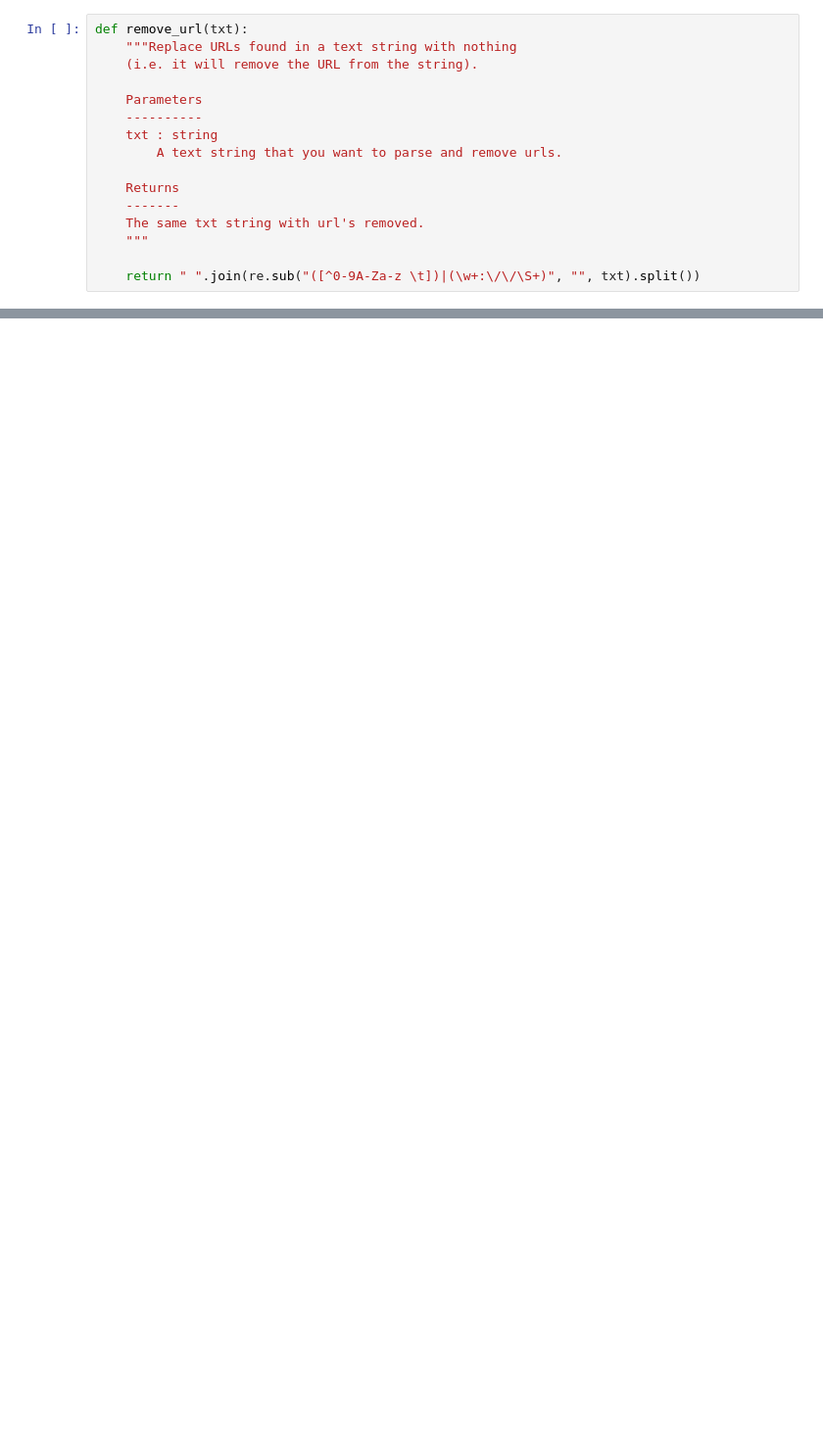
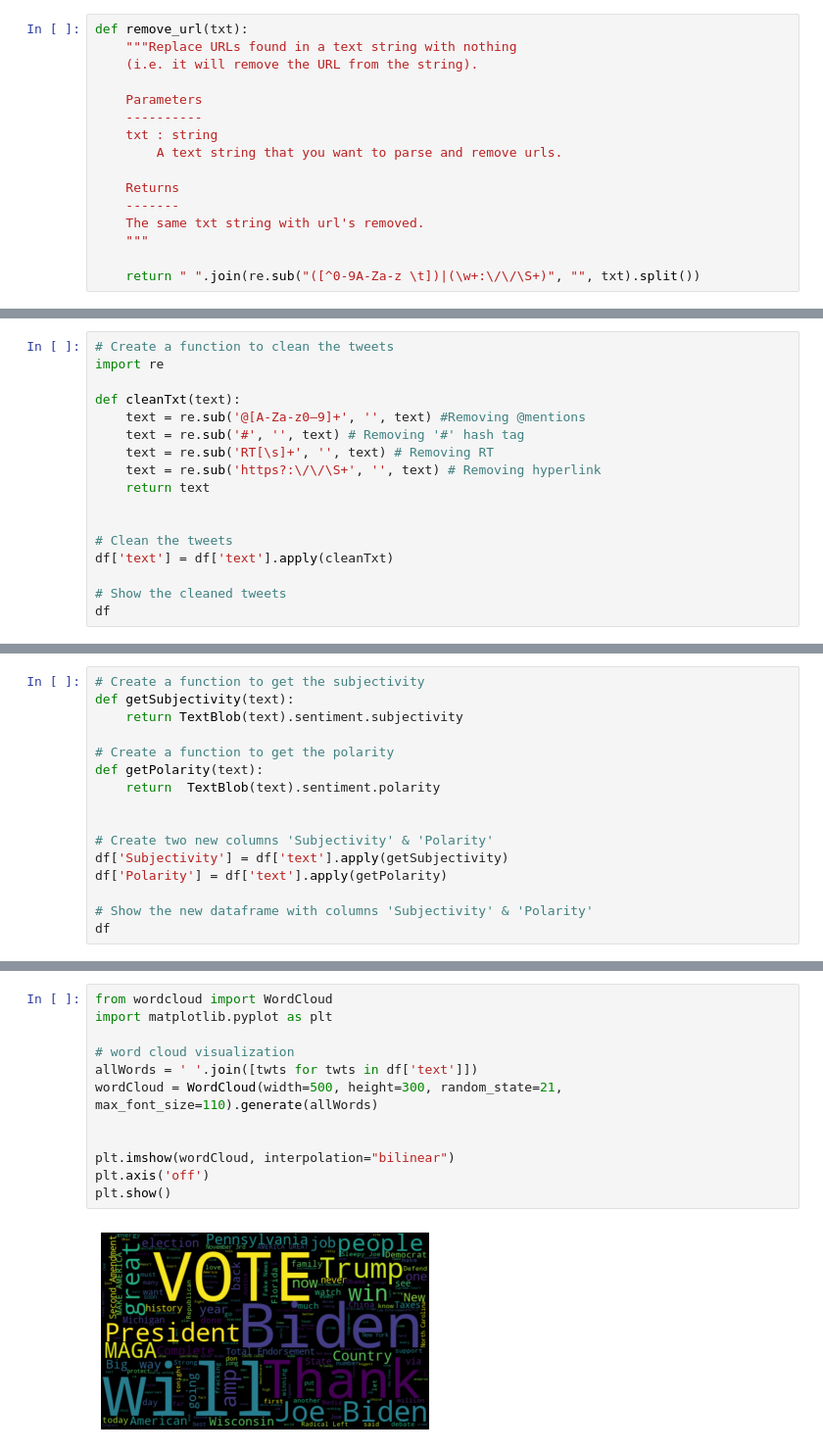
Before and after one commit to joshuacalloway/dsc540groupproject, a Jupyter notebook: StartingTrumpTweets.ipynb, the cells around one changed output, grey strips where cells are left out. Shown: that part at 98% size. Drawn from its saved outputs; the diff is of its cells as text; blank space fills up the shorter version.

```diff
--- a/StartingTrumpTweets.ipynb
+++ b/StartingTrumpTweets.ipynb
@@ -99,0 +60,17 @@ plt.show()
+# %%
+# Create a function to clean the tweets
+import re
+
+def cleanTxt(text):
+    text = re.sub('@[A-Za-z0–9]+', '', text) #Removing @mentions
+    text = re.sub('#', '', text) # Removing '#' hash tag
+    text = re.sub('RT[\s]+', '', text) # Removing RT
+    text = re.sub('https?:\/\/\S+', '', text) # Removing hyperlink
+    return text
+
+
+# Clean the tweets
+df['text'] = df['text'].apply(cleanTxt)
+
+# Show the cleaned tweets
+df
@@ -99,0 +91,16 @@ plt.show()
+# %%
+# Create a function to get the subjectivity
+def getSubjectivity(text):
+    return TextBlob(text).sentiment.subjectivity
+
+# Create a function to get the polarity
+def getPolarity(text):
+    return  TextBlob(text).sentiment.polarity
+
+
+# Create two new columns 'Subjectivity' & 'Polarity'
+df['Subjectivity'] = df['text'].apply(getSubjectivity)
+df['Polarity'] = df['text'].apply(getPolarity)
+
+# Show the new dataframe with columns 'Subjectivity' & 'Polarity'
+df
@@ -99,0 +121,14 @@ plt.show()
+# %%
+from wordcloud import WordCloud
+import matplotlib.pyplot as plt
+
+# word cloud visualization
+allWords = ' '.join([twts for twts in df['text']])
+wordCloud = WordCloud(width=500, height=300, random_state=21, max_font_size=110).generate(allWords)
+
+
+plt.imshow(wordCloud, interpolation="bilinear")
+plt.axis('off')
+plt.show()
+# %% [output]
+[figure, added]
```
Also changed, not shown: parts of 31 cells of this notebook.
